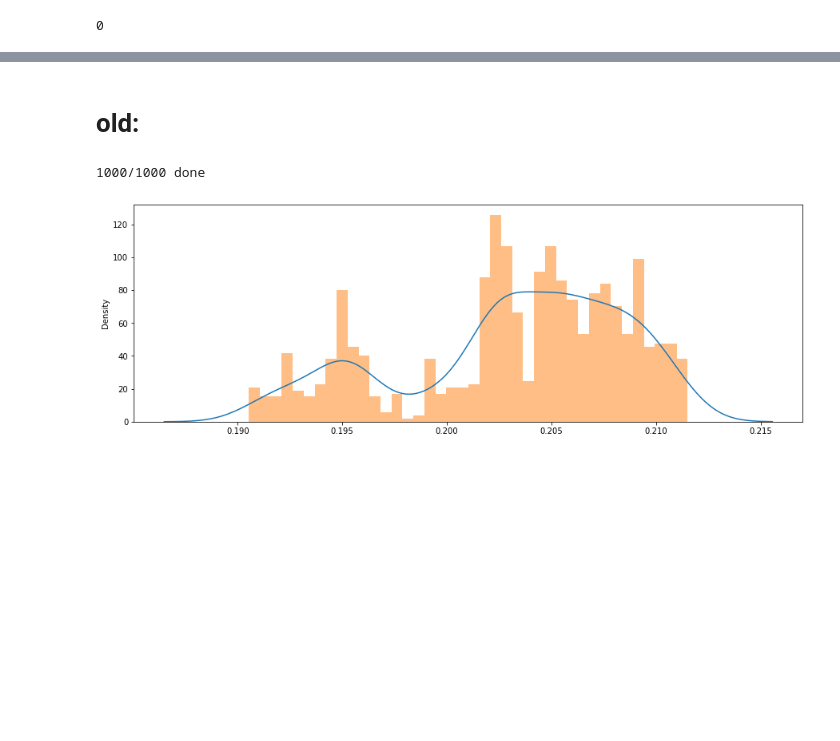
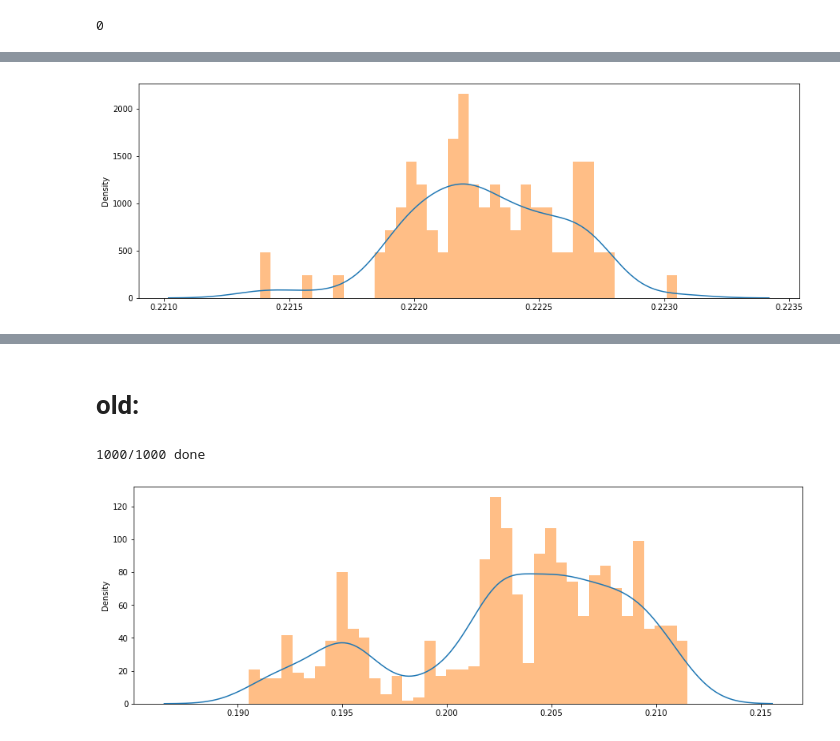
Before and after one commit to Polichinel/The_Currents_of_Conflict, a Jupyter notebook: test_dce_pred_df.ipynb, the cells around one changed output, grey strips where cells are left out. Cells and saved outputs as stored; diff of their text form; code cells hidden in the pictures; blank space fills up the shorter version.

```diff
--- a/test_dce_pred_df.ipynb
+++ b/test_dce_pred_df.ipynb
@@ -112,0 +72,2 @@ print(y_test.shape)
+# %%
+X_train, y_train, X_test, y_test = get_Xy_tt(local = False)
@@ -199,0 +232,7 @@ os.system("mpg123 /home/simon/Music/sounds/FF7Victory.mp3")
+# %%
+plt.figure(figsize = [15,5])
+plt.hist(AP_test_list, bins = 40, density=True, alpha = 0.5, label = 'test', color = 'C1')
+sns.kdeplot(AP_test_list)
+plt.show()
+# %% [output]
+[figure, added]
```
Also changed, not shown: parts of 20 cells of this notebook.
